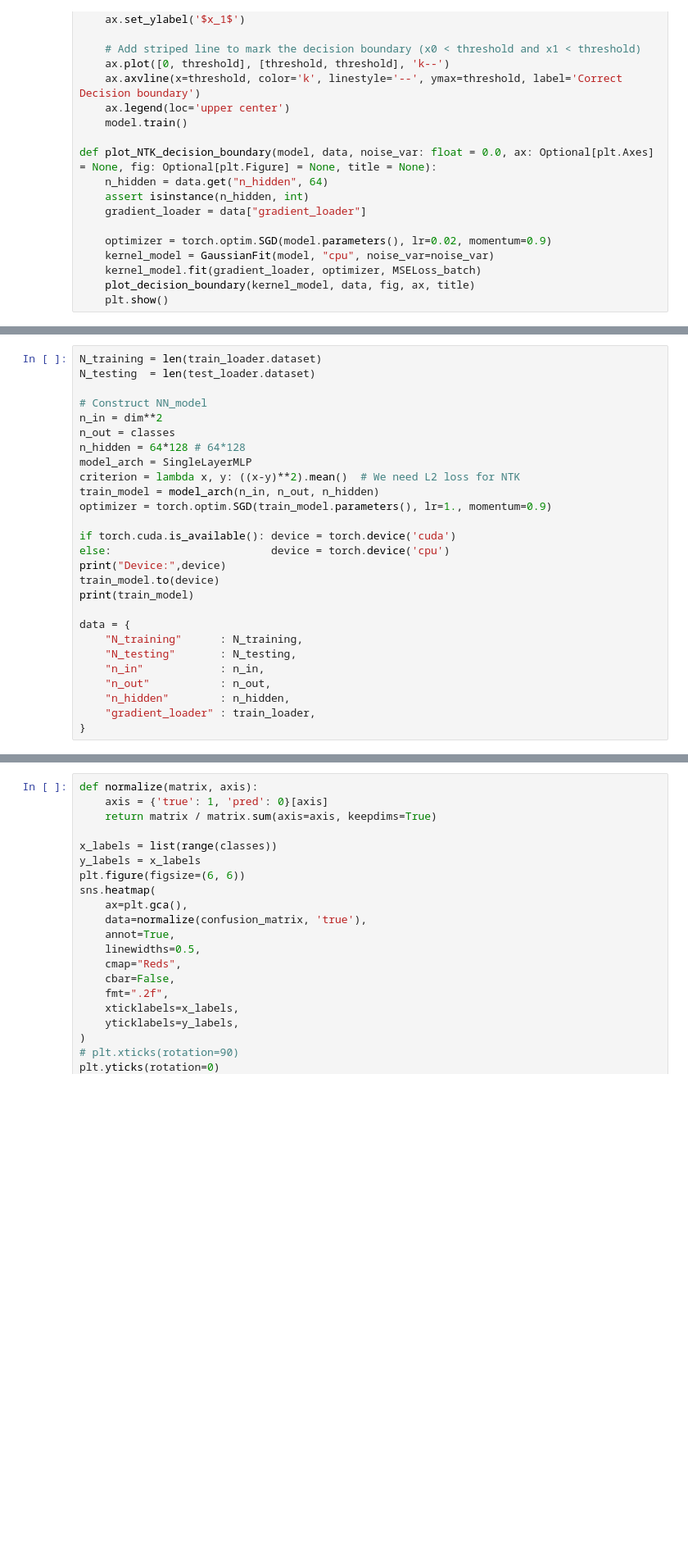
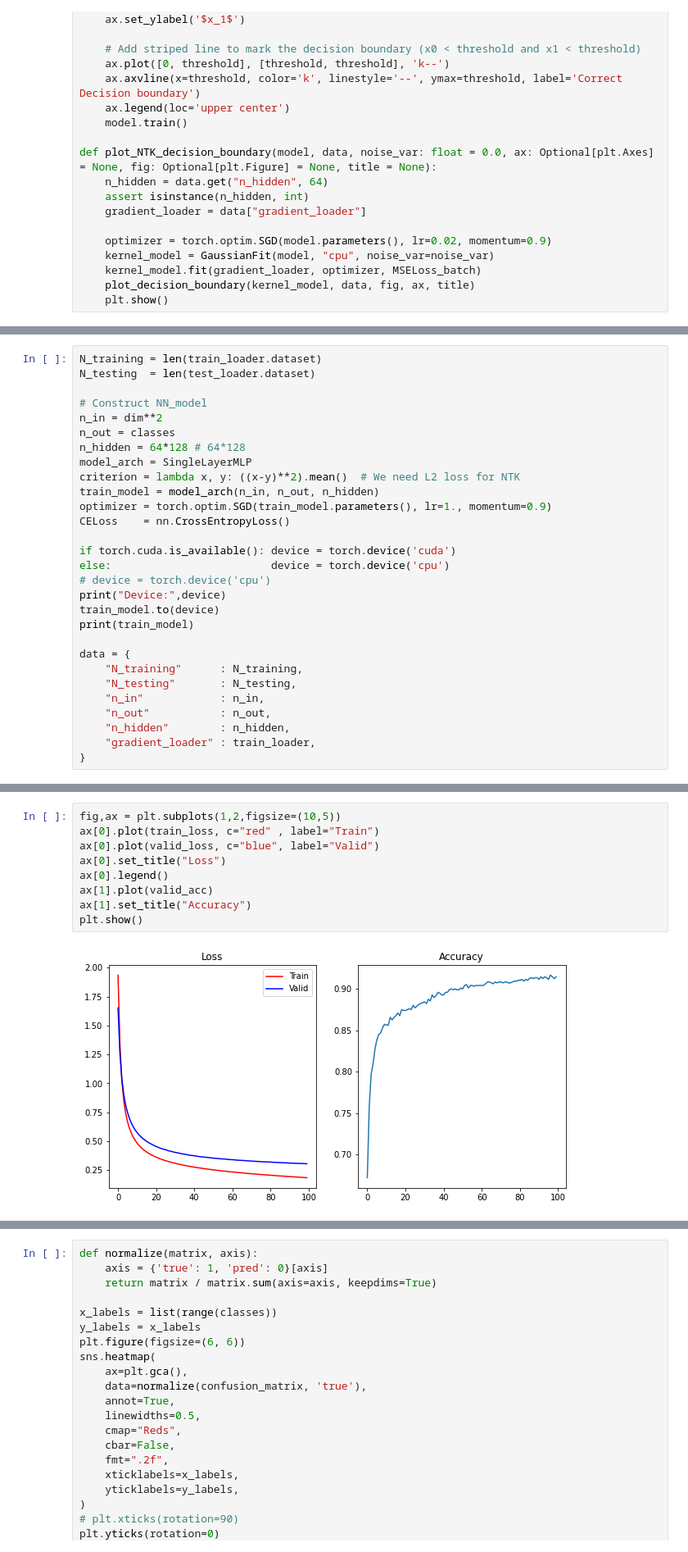
Before and after one commit to RaixSplitter/02456-deep-learning-project, a Jupyter notebook: src/code.ipynb, the cells around one changed output, grey strips where cells are left out. Shown at 82% size. Saved outputs shown, nothing was run; the diff lists cells and outputs as text; blank space fills up the shorter version.

```diff
--- a/src/code.ipynb
+++ b/src/code.ipynb
@@ -409,9 +420,11 @@ model_arch = SingleLayerMLP
 criterion = lambda x, y: ((x-y)**2).mean()  # We need L2 loss for NTK
 train_model = model_arch(n_in, n_out, n_hidden)
 optimizer = torch.optim.SGD(train_model.parameters(), lr=1., momentum=0.9)
+CELoss    = nn.CrossEntropyLoss()
 
 if torch.cuda.is_available(): device = torch.device('cuda')
 else:                         device = torch.device('cpu')
+# device = torch.device('cpu')
 print("Device:",device)
 train_model.to(device)
 print(train_model)
@@ -477,3 +544,14 @@ for i in (pbar := tqdm(range(N_training))):
+# %%
+fig,ax = plt.subplots(1,2,figsize=(10,5))
+ax[0].plot(train_loss, c="red" , label="Train")
+ax[0].plot(valid_loss, c="blue", label="Valid")
+ax[0].set_title("Loss")
+ax[0].legend()
+ax[1].plot(valid_acc)
+ax[1].set_title("Accuracy")
+plt.show()
+# %% [output]
+[figure, added]
 # %%
 confusion_matrix = np.zeros((classes, classes))
 with torch.no_grad():
```
Also changed, not shown: parts of 8 cells of this notebook, 1 other file.
